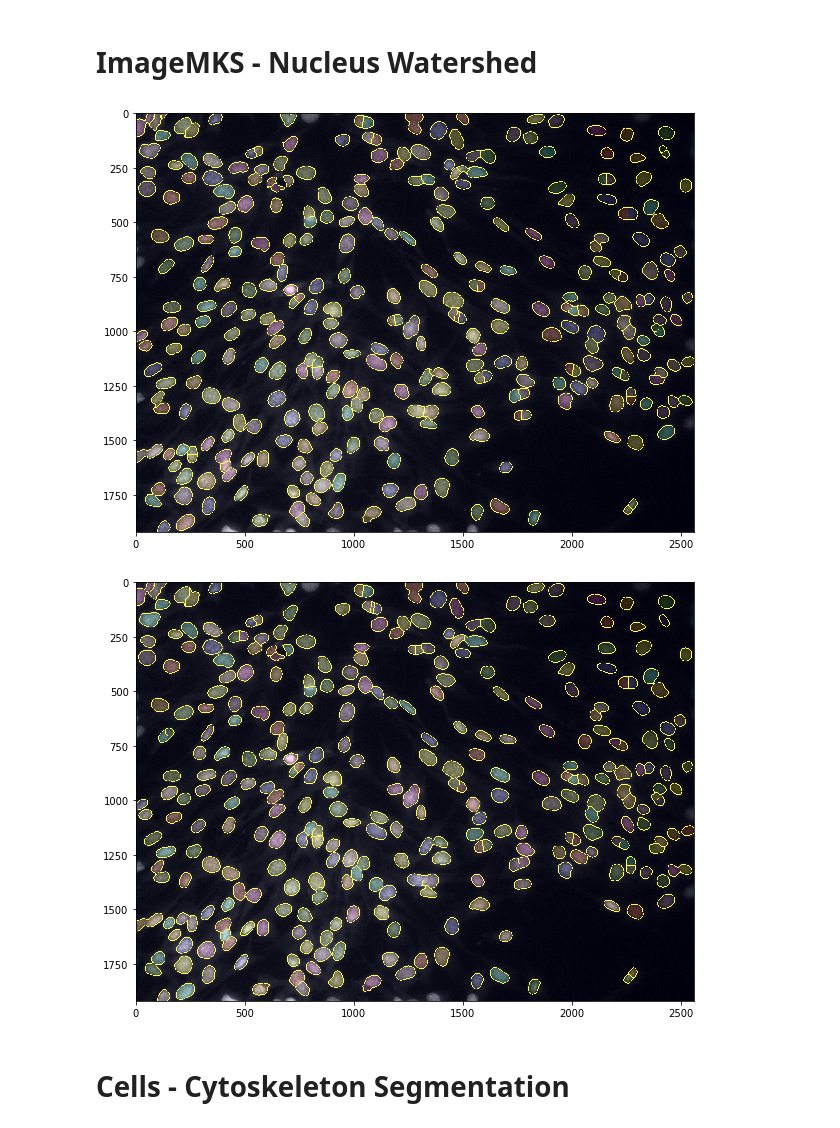
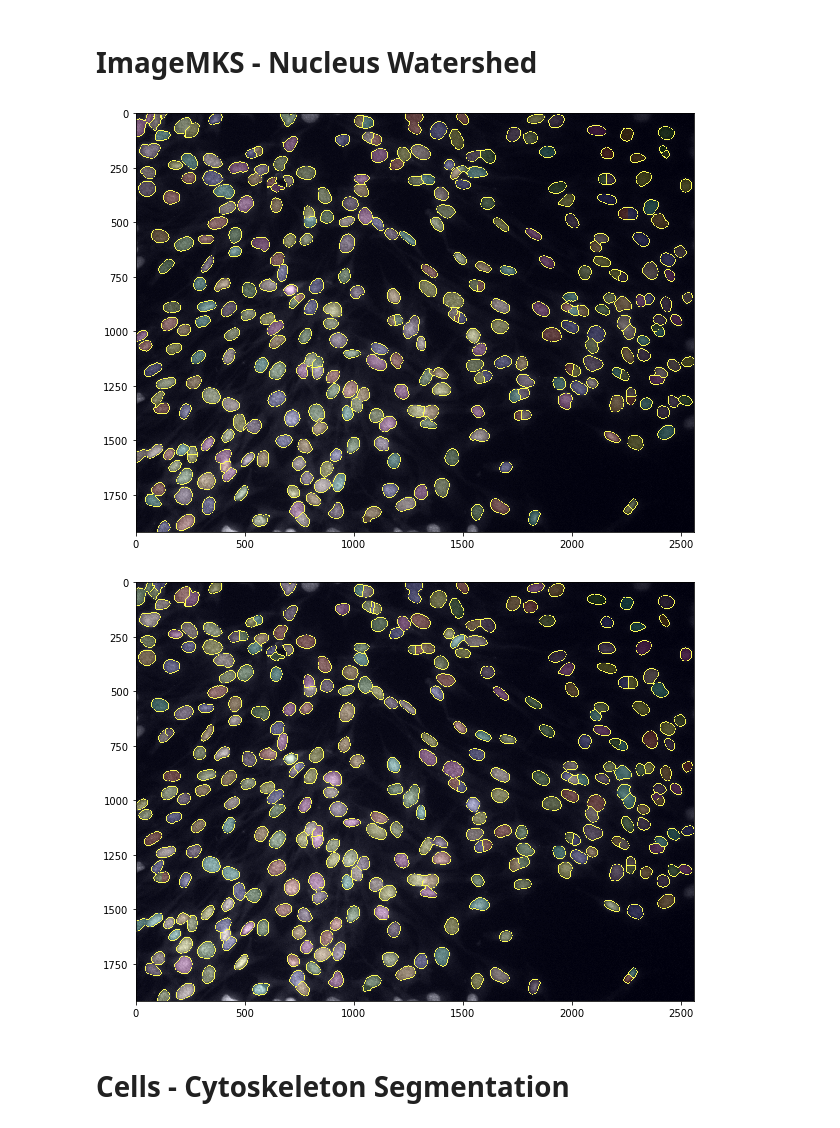
Before and after one commit to SvenPVoigt/ImageMKS, a Jupyter notebook: tested_notebooks/Verifying_FluorCell_Workflow.ipynb, the cells around one changed output. Cells and saved outputs as stored; diff of their text form; code cells hidden in the pictures.

```diff
--- a/tested_notebooks/Verifying_FluorCell_Workflow.ipynb
+++ b/tested_notebooks/Verifying_FluorCell_Workflow.ipynb
@@ -206,6 +206,7 @@ th_Nc = sgmt.do_rem_obj(th_Nc, max_size_of_small_objects_to_remove * (zoomLev),
 # ImageMKS - Remove Small Objects
 # %%
 # Step 8: remove small objects
+th_Ni = remove_small_objects(th_Ni, 20)
 th_Ni = remove_small_objects(th_Ni, max_size_of_small_objects_to_remove * (zoomLev))
 # %%
 vis(th_Nc ^ th_Ni)
@@ -269,26 +270,30 @@ old_labels = np.unique(label_Ni)
 for i in range(len(old_labels)):
     label_Ni[label_Ni == old_labels[i]] = i
 # %%
-def labelvis(A, L, bg_color='b'):
+def labelvis(A, L, bg_color='b', engine='matplotlib'):
     if bg_color is 'b':
         bg_color=(0.1,0.1,0.5)
-    elif bg_color is 'c':
+    elif bg_color is 'g':
         bg_color=(0.1,0.5,0.1)
 
     A = label2rgb(L, A, bg_label=0, bg_color=bg_color, alpha=0.1, image_alpha=1)
 
     A = np.interp(A, (0,1), (0,255)).astype(np.uint8)
 
     A = make_boundary_image(L, A)
 
-    fig, ax = plt.subplots(1,1,figsize=(10,10))
-    ax.imshow(A)
-    plt.show(fig)
+    if engine == 'matplotlib':
+        fig, ax = plt.subplots(1,1,figsize=(10,10))
+        ax.imshow(A)
+        plt.show(fig)
+    elif engine == 'PIL':
+        Image.fromarray(A)
+        Image.show()
 
 labelvis(Nc_in, label_Nc)
 labelvis(Nc_in, label_Ni)
 # %% [output]
 [figure]
-[figure, old version]
+[figure, new version]
 # %% [markdown]
 # Cells - Cytoskeleton Segmentation
```
Also changed, not shown: parts of 5 cells of this notebook, 5 other files.
